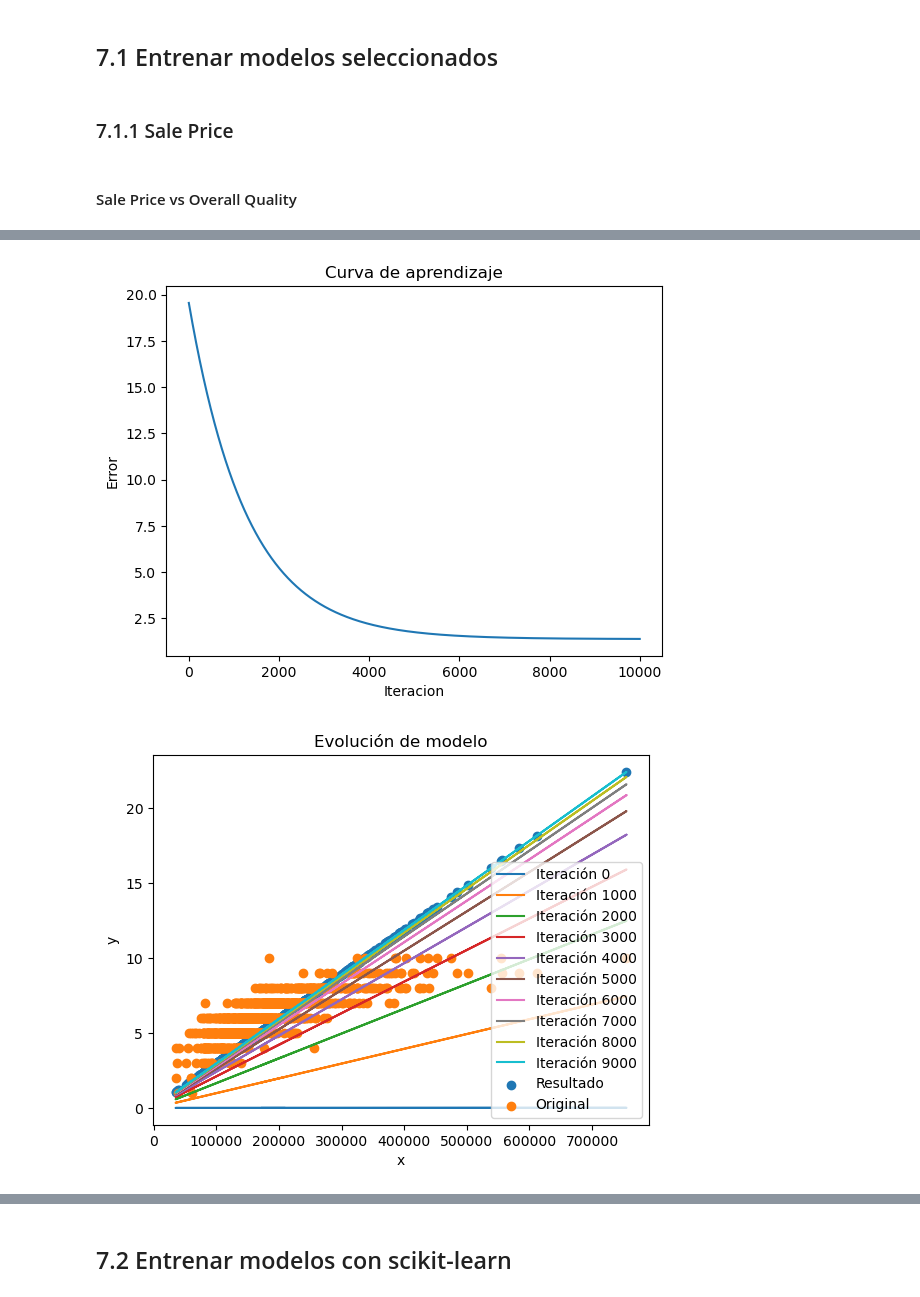
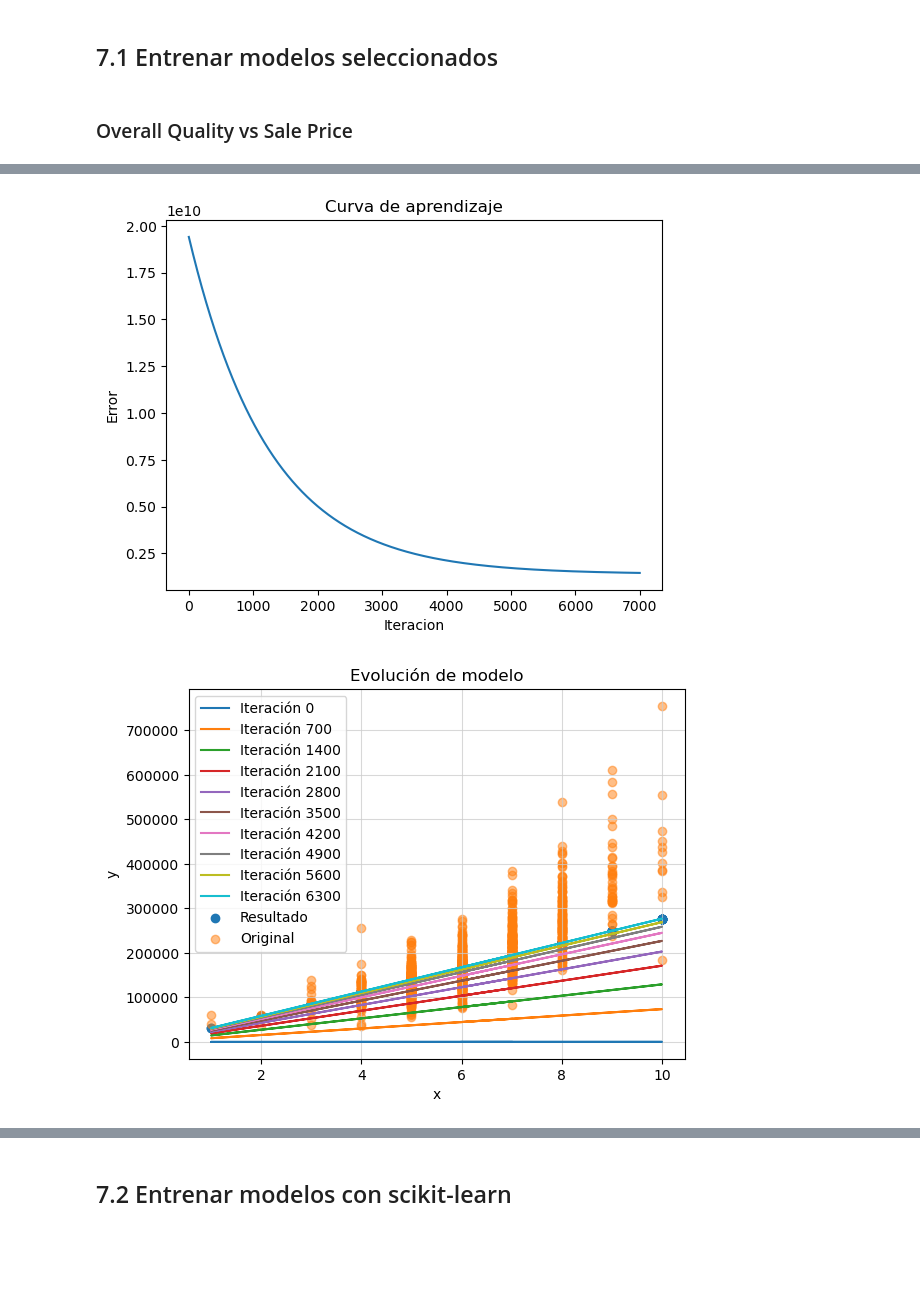
Before and after one commit to SirJose/Proyecto1, a Jupyter notebook: Proyecto1.ipynb, the cells around one changed output, grey strips where cells are left out. Drawn from its saved outputs; the diff is of its cells as text; code cells hidden in the pictures; blank space fills up the shorter version.

Commit message:
Arreglar errores de variable dependiente e independiente

```diff
--- a/Proyecto1.ipynb
+++ b/Proyecto1.ipynb
@@ -433,7 +343,13 @@ class ModeloRegresionLineal():
 
         plt.title("Evolución de modelo")
         plt.scatter(newX,newY, label="Resultado")
-        plt.scatter(newX,self.y, label="Original")
+        plt.scatter(newX,self.y, label="Original", alpha=0.5)
+
+        # Asepcto
+        plt.rcParams['grid.alpha'] = 0.75
+        plt.rcParams['grid.color'] = "#cccccc"
+        plt.grid(True)
+
         plt.xlabel(self.xlabel)
         plt.ylabel(self.ylabel)
         plt.legend()
@@ -468,16 +357,14 @@ Interacion 120: 0.0034036093805372277
 # %% [markdown]
 ## 7.1 Entrenar modelos seleccionados
-# %% [markdown]
-### 7.1.1 Sale Price
-# %% [markdown]
-#### Sale Price vs Overall Quality
+# %% [markdown]
+### Overall Quality vs Sale Price
 # %%
-e = 10000
+e = 7000
 error = 500
-alpha = 0.00000000000001
+alpha = 0.00001
 
 modelo1 = ModeloRegresionLineal()
-parametros, errores = modelo1.entrenarModelo(saleprice,overallquality,e,error,alpha)
+parametros, errores = modelo1.entrenarModelo(overallquality, saleprice,e,error,alpha)
 modelo1.plotCurvaAprendizaje()
-modelo1.plotModelo(1000)
+modelo1.plotModelo(700)
 # %% [output]
@@ -504,2 +385,2 @@ Interacion 10000: 1.3909358136056185
-[figure, old version]
+[figure, new version]
-[figure, old version]
+[figure, new version]
```
Also changed, not shown: parts of 56 cells of this notebook.
